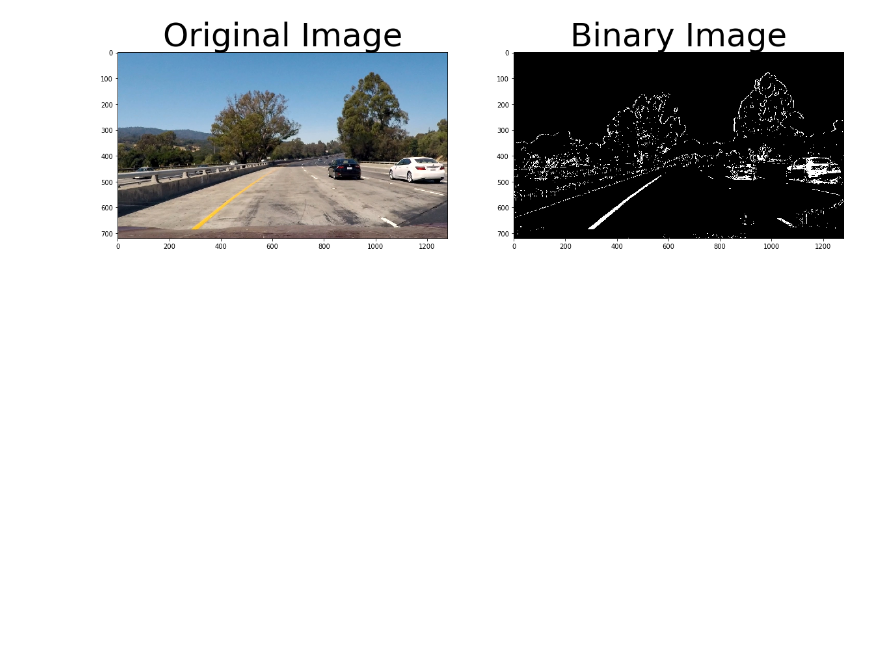
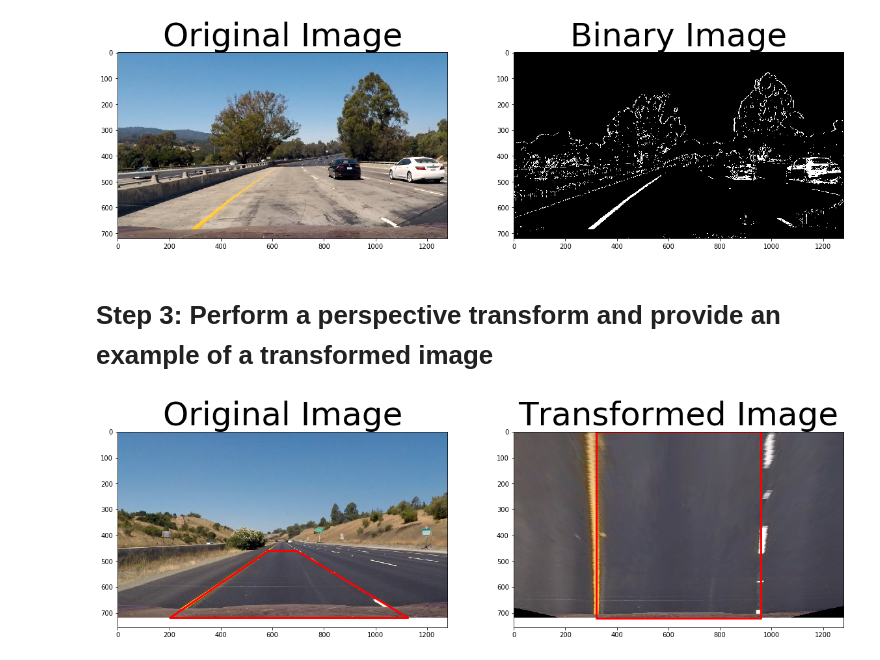
Before and after one commit to edmondawad/CarND_P2, a Jupyter notebook: P2.ipynb, the cells around one changed output. Cells and saved outputs as stored; diff of their text form; code cells hidden in the pictures; blank space fills up the shorter version.

Commit message:
Perform Step 3.

```diff
--- a/P2.ipynb
+++ b/P2.ipynb
@@ -179,3 +179,40 @@ plt.imshow(dst, cmap='gray')
 plt.savefig('output_images/binary_test1.png',dpi=100);
 # %% [output]
 [figure]
+# %% [markdown]
+# Step 3: Perform a perspective transform and provide an example of a transformed image
+# %%
+def warper(img):
+    # Compute and apply perpective transform
+    img_size = (img.shape[1], img.shape[0])
+    src = np.float32(
+        [[(img_size[0] / 2) - 55, img_size[1] / 2 + 100],
+        [((img_size[0] / 6) - 10), img_size[1]],
+        [(img_size[0] * 5 / 6) + 60, img_size[1]],
+        [(img_size[0] / 2 + 55), img_size[1] / 2 + 100]])
+    dst = np.float32(
+        [[(img_size[0] / 4), 0],
+        [(img_size[0] / 4), img_size[1]],
+        [(img_size[0] * 3 / 4), img_size[1]],
+        [(img_size[0] * 3 / 4), 0]])
+    M = cv2.getPerspectiveTransform(src, dst)
+    warped = cv2.warpPerspective(img, M, img_size, flags=cv2.INTER_NEAREST)  # keep same size as input image
+    return warped, src, dst
+
+# Now let's test it on a real image
+img = mpimg.imread('./test_images/straight_lines1.jpg')
+warped, src, dst = warper(img)
+
+fig=plt.figure(figsize=(20,10))
+fig.tight_layout()
+plt.subplot(1, 2, 1)
+plt.title('Original Image', fontsize=50)
+plt.imshow(img)
+plt.plot([i[0] for i in src]+[src[0][0]],[i[1] for i in src]+[src[0][1]], color='red',linewidth=3)
+plt.subplot(1, 2, 2)
+plt.title('Transformed Image', fontsize=50)
+plt.imshow(warped, cmap='gray')
+plt.plot([i[0] for i in dst]+[dst[0][0]],[i[1] for i in dst]+[dst[0][1]], color='red',linewidth=3)
+plt.savefig('output_images/warp_test1.png',dpi=100);
+# %% [output]
+[figure, added]
```
Also changed, not shown: 2 other files.
